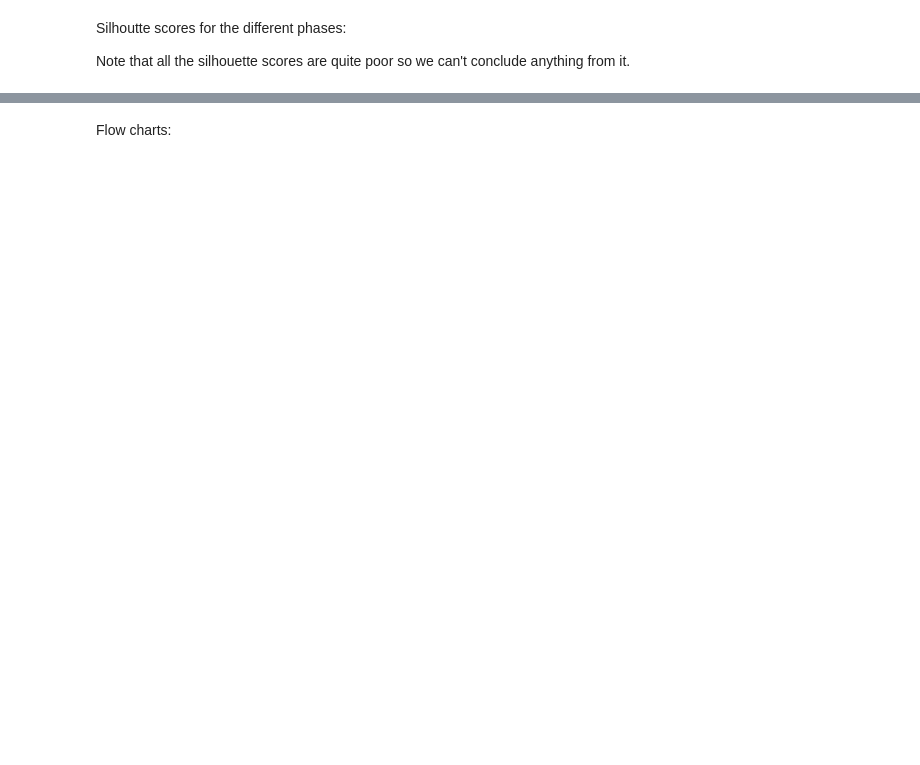
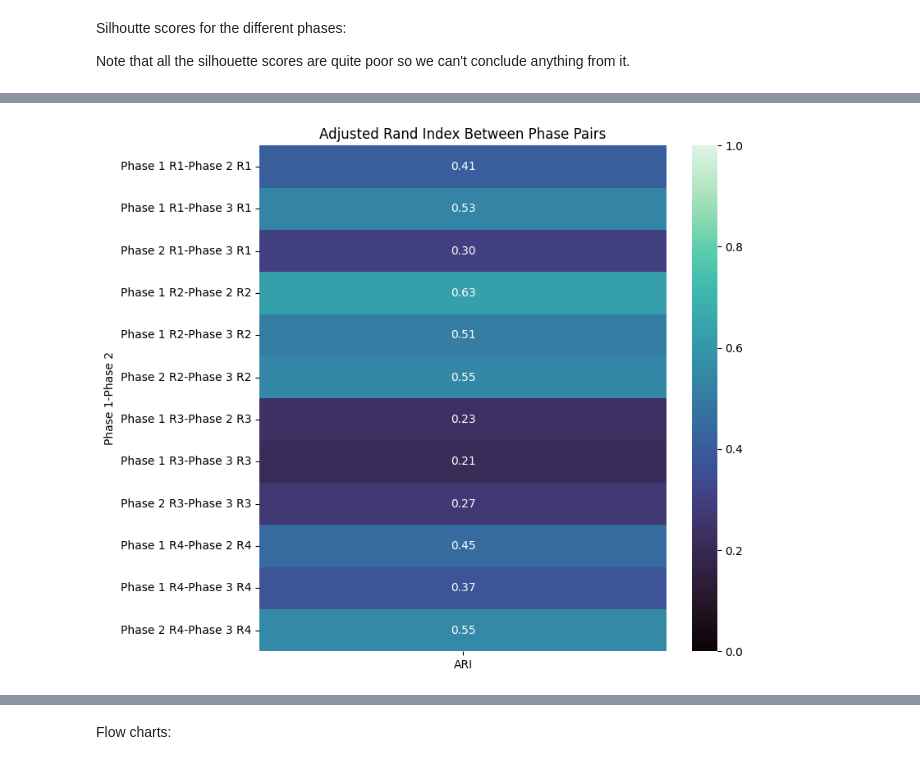
Before and after one commit to lukyrasocha/emo-stress, a Jupyter notebook: main.ipynb, the cells around one changed output, grey strips where cells are left out. Drawn from its saved outputs; the diff is of its cells as text; code cells hidden in the pictures; blank space fills up the shorter version.

```diff
--- a/main.ipynb
+++ b/main.ipynb
@@ -429,3 +524,5 @@ plt.show()
+# %%
+elbows = [4, 6, 6, 4, 5, 5, 7, 5, 4, 6, 7, 5]
 # %% [markdown]
 Silhoutte scores for the different phases:
 
@@ -578,0 +605,12 @@ Normalized Mutual Information between Phase 2 Round 4 and Phase 3 Round 4: 0.769
+# %%
+# Select best number of clusters where k > 2 based on the silhouette scores
+k_values = range(2, 26)
+ks = []
+for i, scores in enumerate(score_records):
+    best_k = k_values[np.argmax(scores)]
+
+    if best_k == 2:
+        best_k = 3
+    print(f"Best number of clusters for {subset_names[i]}: {best_k}")
+
+    ks.append(best_k)
@@ -578,0 +630,58 @@ Normalized Mutual Information between Phase 2 Round 4 and Phase 3 Round 4: 0.769
+# %%
+kmeans_models = {}
+labels = {}
+scaled_data_dict ={}
+
+
+for i, scaled_data in enumerate(scaled_data_subsets):
+
+    #n_clusters = ks[i]
+    n_clusters = elbows[i]
+    n_clusters = 5
+
+    kmeans = KMeans(n_init='auto', n_clusters=n_clusters, random_state=0).fit(scaled_data)
+    kmeans_models[subset_names[i]] = kmeans
+    labels[subset_names[i]] = kmeans.labels_
+    scaled_data_dict[subset_names[i]] = scaled_data
+
+    print(f'Labels for {subset_names[i]}: {labels[subset_names[i]]}')
+
+
+# Function to calculate and print ARI between two phases and rounds
+ari_scores = {}
+
+def calculate_and_print_ari(key1, key2):
+    ari = adjusted_rand_score(labels[key1], labels[key2])
+    nmi = NMI(labels[key1], labels[key2])
+    ami = AMI(labels[key1], labels[key2])
+    ari_scores[(key1, key2)] = ari
+    print(100*'-')
+    print(f"Adjusted Rand Index between {key1} and {key2}: {ari}")#
+    print(f"Normalized Mutual Information between {key1} and {key2}: {nmi}")
+    print(f"Adjusted Mutual Information between {key1} and {key2}: {ami}")
+
+
+
+# Calculate ARIs for each round across all phase combinations
+for round_num in range(1, 5):
+    phase_keys = [f'Phase {i} R{round_num}' for i in range(1, 4)]
+    calculate_and_print_ari(phase_keys[0], phase_keys[1])
+    calculate_and_print_ari(phase_keys[0], phase_keys[2])
+    calculate_and_print_ari(phase_keys[1], phase_keys[2])
+
+
+# Use seaborn to plot the ARI scores
+import seaborn as sns
+import pandas as pd
+
+# Create a DataFrame from the ARI scores
+ari_df = pd.DataFrame(list(ari_scores.items()), columns=['Phase Pair', 'ARI'])
+ari_df[['Phase 1', 'Phase 2']] = pd.DataFrame(ari_df['Phase Pair'].tolist(), index=ari_df.index)
+ari_df = ari_df.drop(columns=['Phase Pair'])
+
+# Plot the ARI scores
+plt.figure(figsize=(8, 8))
+sns.heatmap(ari_df.set_index(['Phase 1', 'Phase 2']), annot=True, cmap='mako', fmt=".2f", vmax=1, vmin=0)
+plt.title('Adjusted Rand Index Between Phase Pairs')
+plt.show()
+# %% [output]
@@ -578,0 +705 @@ Normalized Mutual Information between Phase 2 Round 4 and Phase 3 Round 4: 0.769
+[figure, added]
```
Also changed, not shown: parts of 16 cells of this notebook, 23 other files.
